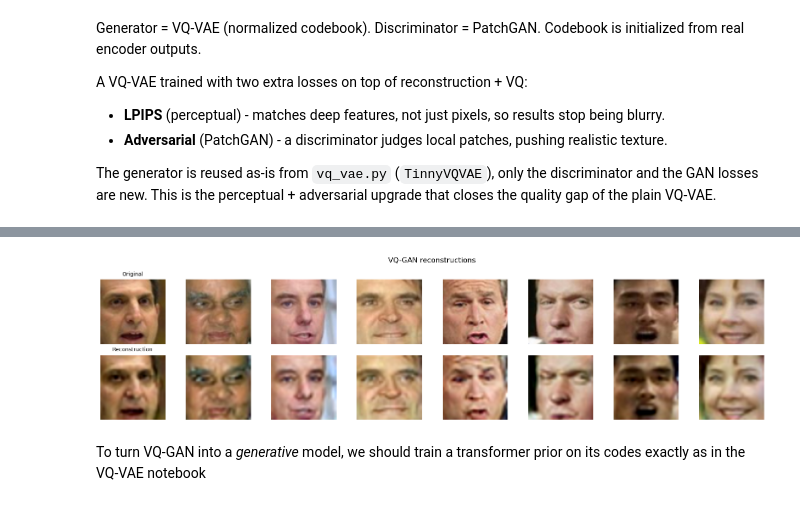
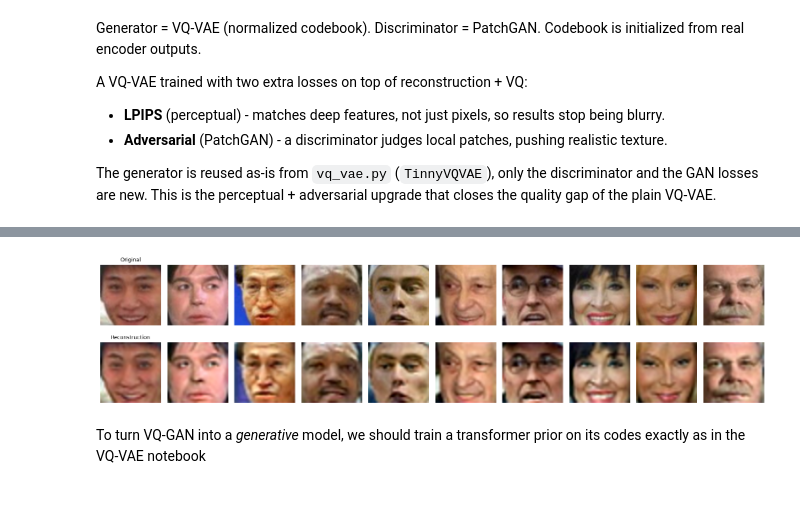
Before and after one commit to montecv/generative_cv_experiments, a Jupyter notebook: gan/vqgan_experiments.ipynb, the cells around one changed output, grey strips where cells are left out. Saved outputs shown, nothing was run; the diff lists cells and outputs as text; code cells hidden in the pictures.

```diff
--- a/gan/vqgan_experiments.ipynb
+++ b/gan/vqgan_experiments.ipynb
@@ -131,24 +129,6 @@ plt.show()
 # %%
-modelG.eval()
-with torch.no_grad():
-    real = next(iter(val_loader)).permute(0, 3, 1, 2).to(device).to(torch.float32) / 255
-    recon, _ = modelG(real)
-
-n_show = 8
-fig, axes = plt.subplots(2, n_show, figsize=(16, 4))
-for i in range(n_show):
-    axes[0, i].imshow(real[i].cpu().permute(1, 2, 0).numpy().clip(0, 1))
-    axes[0, i].axis('off')
-    axes[1, i].imshow(recon[i].cpu().permute(1, 2, 0).numpy().clip(0, 1))
-    axes[1, i].axis('off')
-
-axes[0, 0].set_title('Original', fontsize=9)
-axes[1, 0].set_title('Reconstruction', fontsize=9)
-
-plt.suptitle('VQ-GAN reconstructions')
-plt.tight_layout()
-plt.show()
+reconstruct(modelG, val_loader, device)
 # %% [output]
-[figure, old version]
+[figure, new version]
 # %% [markdown]
 To turn VQ-GAN into a *generative* model, we should train a transformer prior on its codes exactly as in the VQ-VAE notebook
```
Also changed, not shown: parts of 3 cells of this notebook, 6 other files.
